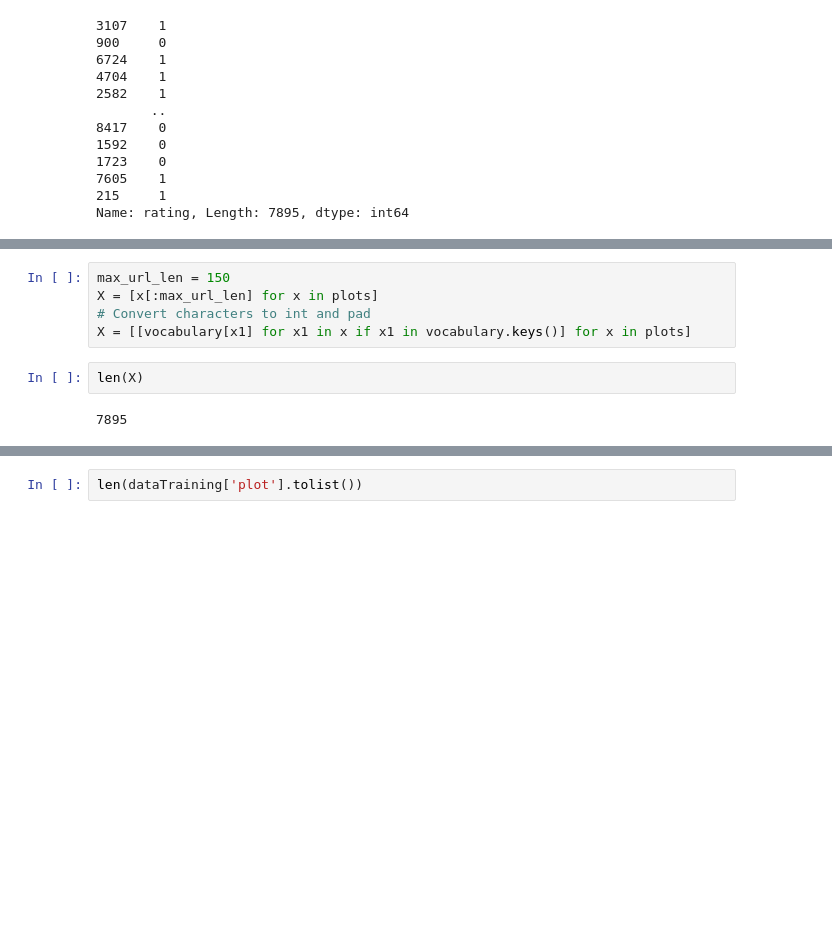
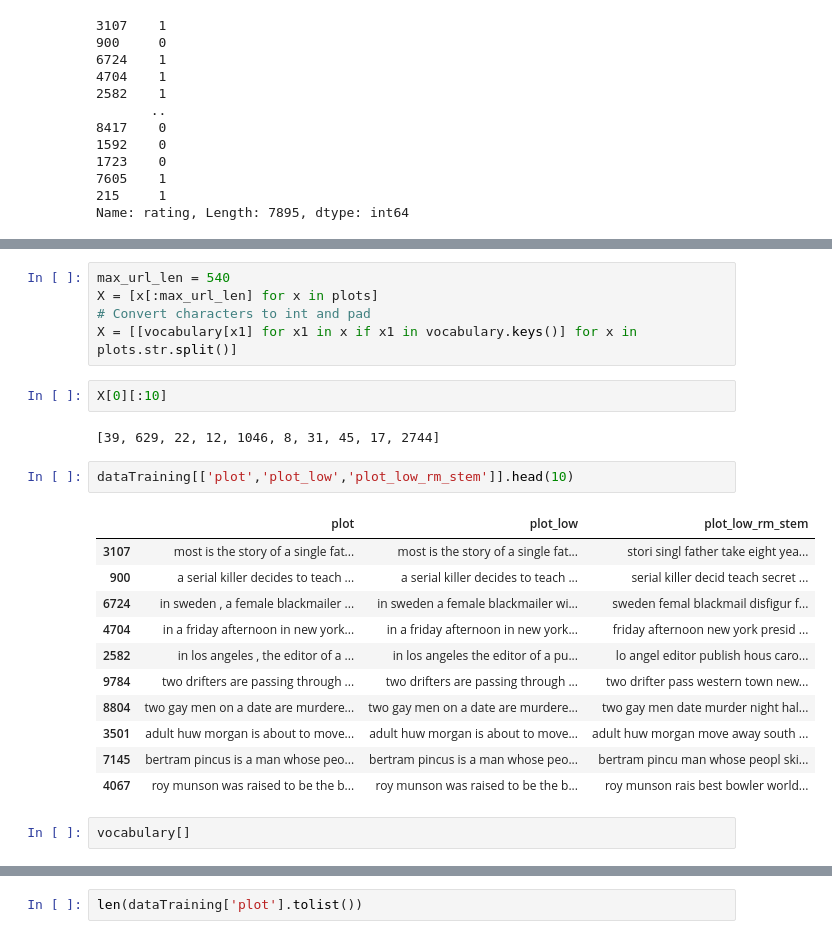
Before and after one commit to dljaimes/Advanced-Methods-in-Data-Analysis_1_Grupo_5, a Jupyter notebook: E_14.ipynb, the cells around one changed output, grey strips where cells are left out. Drawn from its saved outputs; the diff is of its cells as text; blank space fills up the shorter version.

```diff
--- a/E_14.ipynb
+++ b/E_14.ipynb
@@ -105,9 +161,25 @@ len(vocabulary)
 # %%
-max_url_len = 150
+max_url_len = 540
 X = [x[:max_url_len] for x in plots]
 # Convert characters to int and pad
-X = [[vocabulary[x1] for x1 in x if x1 in vocabulary.keys()] for x in plots]
+X = [[vocabulary[x1] for x1 in x if x1 in vocabulary.keys()] for x in plots.str.split()]
-# %%
-len(X)
-# %% [output]
-7895
+# %%
+X[0][:10]
+# %% [output]
+[39, 629, 22, 12, 1046, 8, 31, 45, 17, 2744]
+# %%
+dataTraining[['plot','plot_low','plot_low_rm_stem']].head(10)
+# %% [output]
+|  | plot | plot_low | plot_low_rm_stem |
+| 3107 | most is the story of a single fat... | most is the story of a single fat... | stori singl father take eight yea... |
+| 900 | a serial killer decides to teach ... | a serial killer decides to teach ... | serial killer decid teach secret ... |
+| 6724 | in sweden , a female blackmailer ... | in sweden a female blackmailer wi... | sweden femal blackmail disfigur f... |
+| 4704 | in a friday afternoon in new york... | in a friday afternoon in new york... | friday afternoon new york presid ... |
+| 2582 | in los angeles , the editor of a ... | in los angeles the editor of a pu... | lo angel editor publish hous caro... |
+| 9784 | two drifters are passing through ... | two drifters are passing through ... | two drifter pass western town new... |
+| 8804 | two gay men on a date are murdere... | two gay men on a date are murdere... | two gay men date murder night hal... |
+| 3501 | adult huw morgan is about to move... | adult huw morgan is about to move... | adult huw morgan move away south ... |
+| 7145 | bertram pincus is a man whose peo... | bertram pincus is a man whose peo... | bertram pincu man whose peopl ski... |
+| 4067 | roy munson was raised to be the b... | roy munson was raised to be the b... | roy munson rais best bowler world... |
+# %%
+vocabulary[]
```
Also changed, not shown: parts of 35 cells of this notebook.
